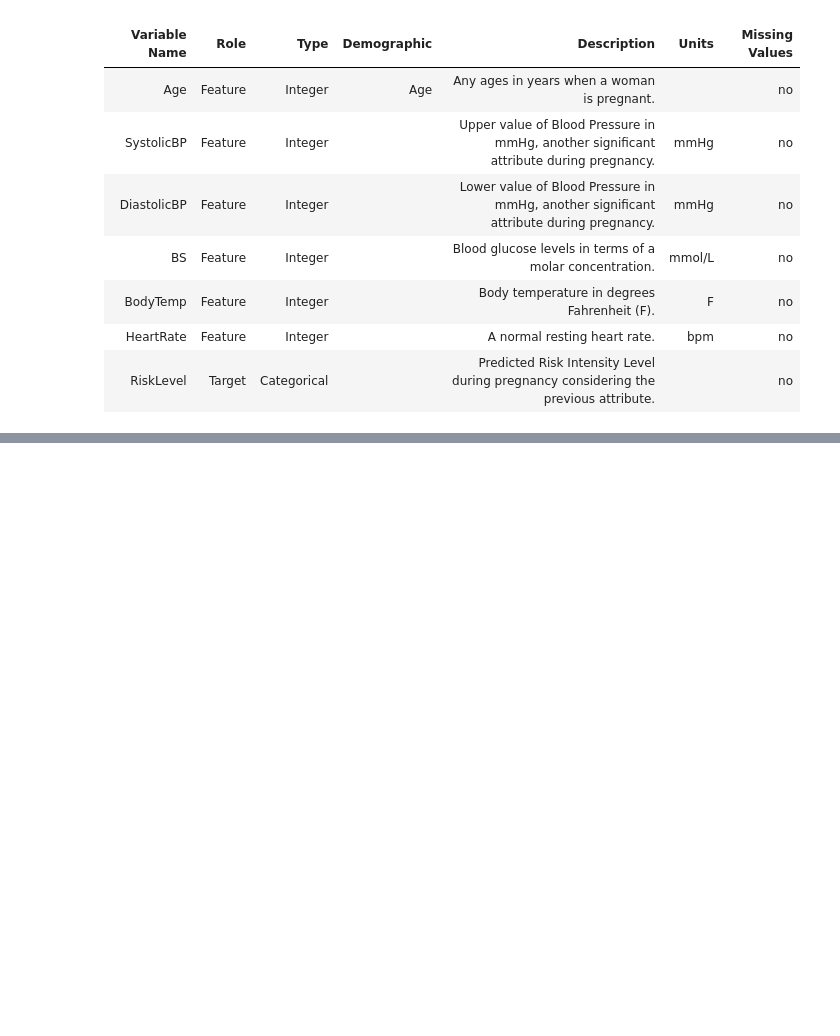
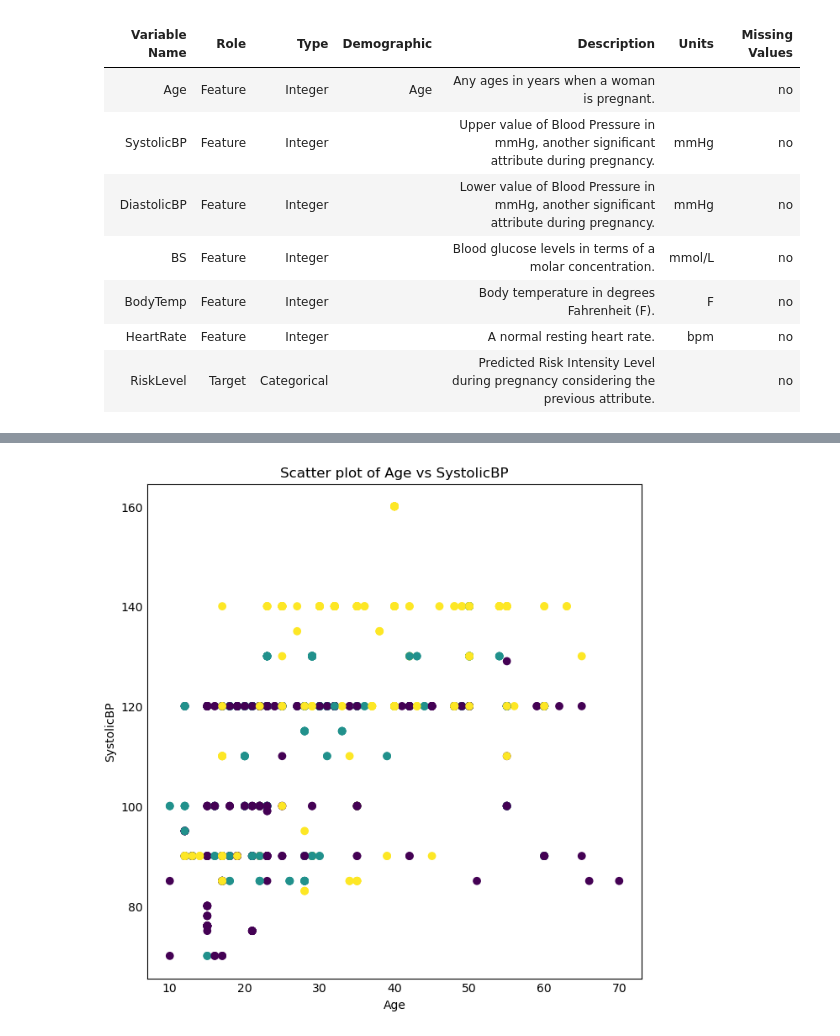
Before and after one commit to DJScully02/Maternal-Health-Risk-Prediction, a Jupyter notebook: mat_health_proj.ipynb, the cells around one changed output, grey strips where cells are left out. Drawn from its saved outputs; the diff is of its cells as text; code cells hidden in the pictures; blank space fills up the shorter version.

```diff
--- a/mat_health_proj.ipynb
+++ b/mat_health_proj.ipynb
@@ -36,0 +49,15 @@ plt.show()
+# %%
+# Convert categorical values to numeric
+risk_mapping = {'low risk': 0, 'mid risk': 1, 'high risk': 2}
+y_numeric = y['RiskLevel'].map(risk_mapping)
+
+
+# Plot scatter plot with numeric values
+fig, ax = plt.subplots(figsize=(6, 6))
+ax.scatter(x=X['Age'], y=X['SystolicBP'], c=y_numeric, cmap='viridis')
+ax.set_xlabel('Age')
+ax.set_ylabel('SystolicBP')
+ax.set_title('Scatter plot of Age vs SystolicBP')
+plt.show()
+# %% [output]
+[figure, added]
```
Also changed, not shown: parts of 6 cells of this notebook, 1 other file.
